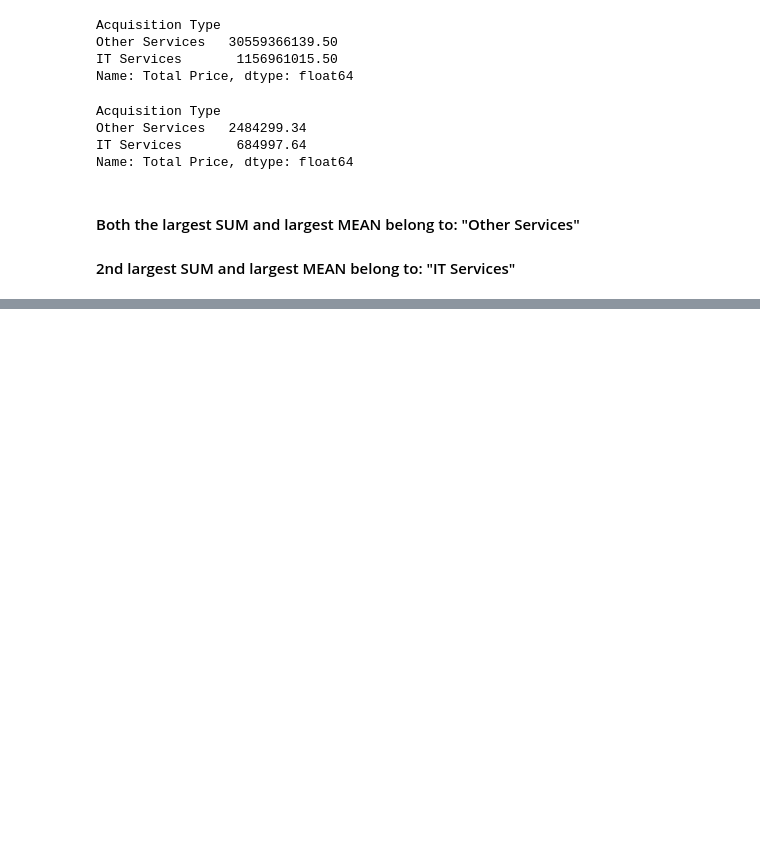
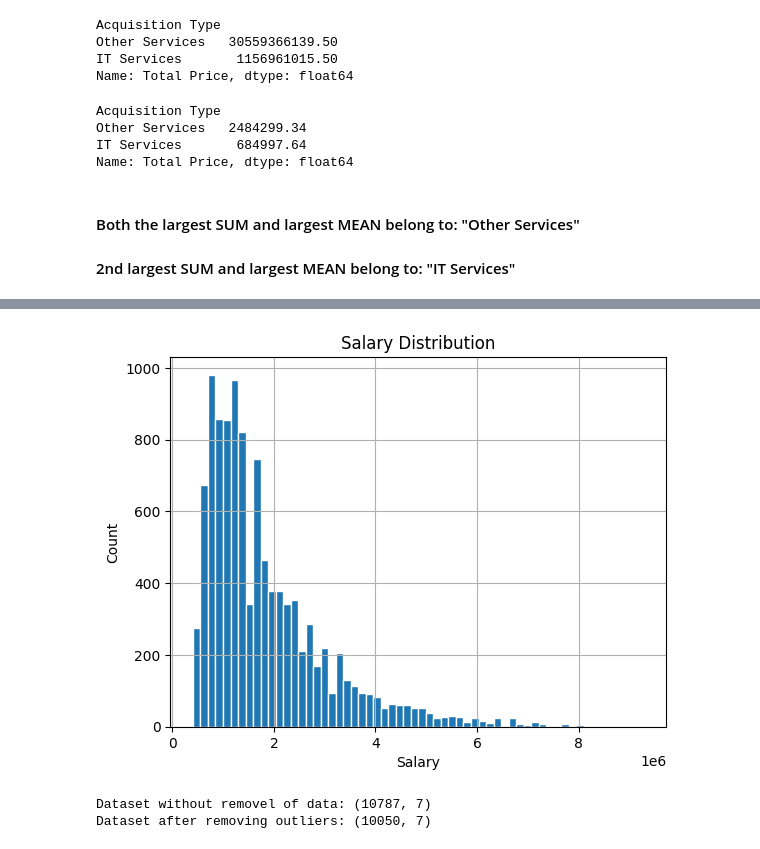
Before and after one commit to savinduthathsara-design/dataanalyticsexercises, a Jupyter notebook: Exercisesset02.ipynb, the cells around one changed output, grey strips where cells are left out. Cells and saved outputs as stored; diff of their text form; code cells hidden in the pictures; blank space fills up the shorter version.

Commit message:
Exercise 03 added without last part

```diff
--- a/Exercisesset02.ipynb
+++ b/Exercisesset02.ipynb
@@ -433,0 +440,5 @@ Name: Total Price, dtype: float64
+# %%
+# load the dataset
+df = pd.read_csv("exercises2_datafiles/salaries_india.csv")
+
+df.head()
@@ -433,0 +454,3 @@ Name: Total Price, dtype: float64
+# %%
+df = df.drop(columns=["Row ID", "Job Title"])
+df.head()
@@ -433,0 +489,23 @@ Name: Total Price, dtype: float64
+# %%
+# Histogram to visualise salary distribution
+# I used AI to learn how to create proper histogram with more visually pleasing
+df["Salary"].hist(bins=60, edgecolor= "white")
+plt.title("Salary Distribution")
+plt.xlabel("Salary")
+plt.ylabel("Count")
+plt.show()
+# %% [output]
+[figure, added]
+# %%
+# Decision: Salaries above 4,000,000 appears to be outliers
+print(f"Dataset without removel of data: {df.shape}")
+
+cutoff_salaries = 4000000
+
+# removing the ouliers
+df = df[df["Salary"] <= cutoff_salaries]
+
+print(f"Dataset after removing outliers: {df.shape}")
+# %% [output]
+Dataset without removel of data: (10787, 7)
+Dataset after removing outliers: (10050, 7)
```
Also changed, not shown: parts of 17 cells of this notebook.
